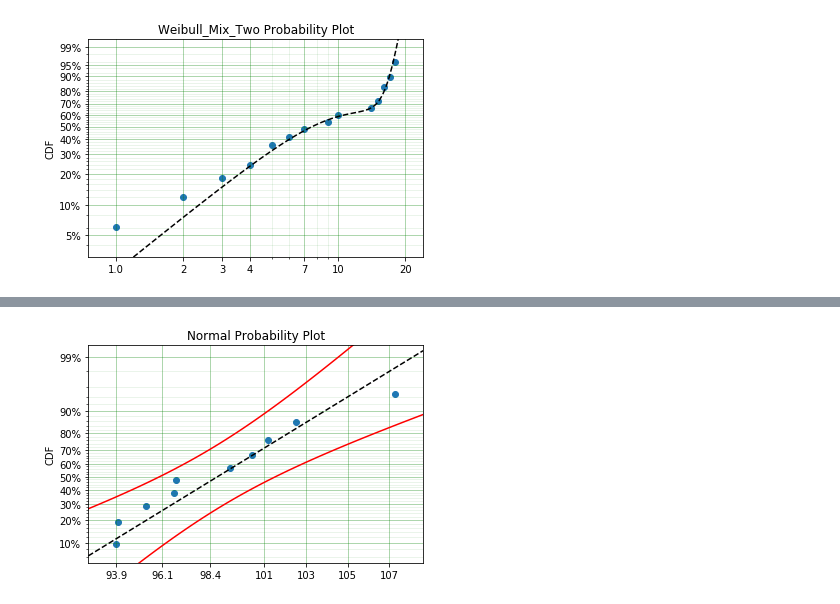
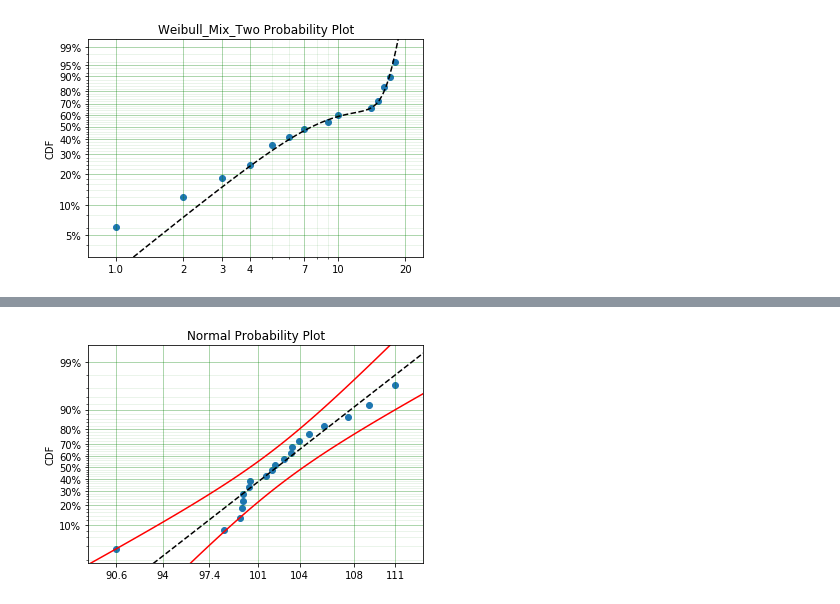
Before and after one commit to derrynknife/SurPyval, a Jupyter notebook: Probability Plotting with Surpyval.ipynb, the cells around one changed output, grey strips where cells are left out. Drawn from its saved outputs; the diff is of its cells as text; code cells hidden in the pictures.

```diff
--- a/Probability Plotting with Surpyval.ipynb
+++ b/Probability Plotting with Surpyval.ipynb
@@ -86,11 +86,11 @@ model.plot(heuristic='Nelson-Aalen');
 # %%
 dist = surv.parametric.Normal
-x = dist.random(10, 100, 4)
+x = dist.random(20, 100, 4)
 
 model = dist.fit(x, how='MLE')
-model.plot(heuristic='Nelson-Aalen');
+model.plot(heuristic='Filliben');
 # %% [output]
-[figure, old version]
+[figure, new version]
 # %%
 dist = surv.parametric.LogNormal
 x = dist.random(100, 3, 0.8)
```
Also changed, not shown: parts of 9 cells of this notebook, 17 other files.
